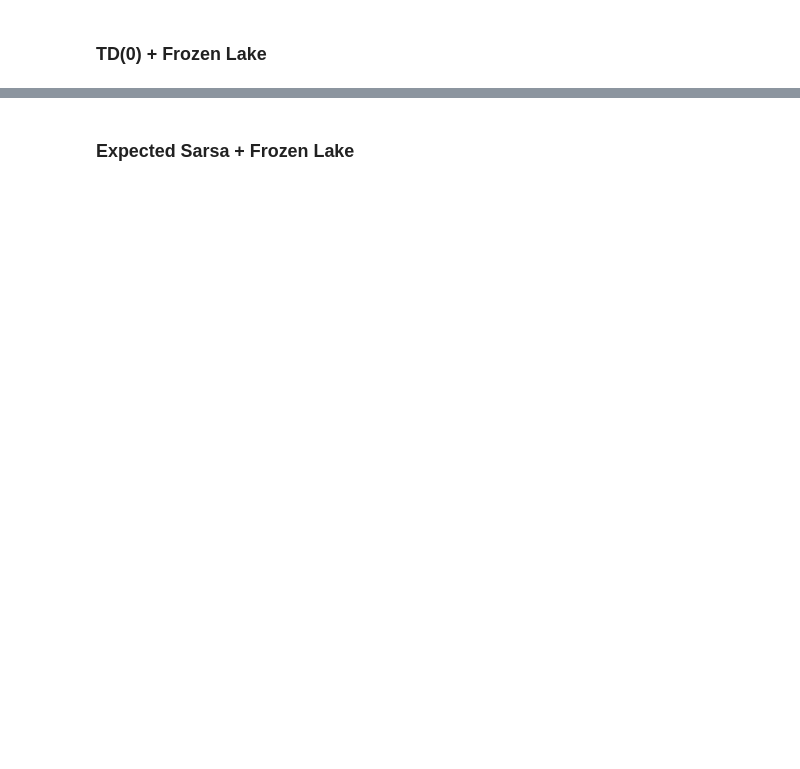
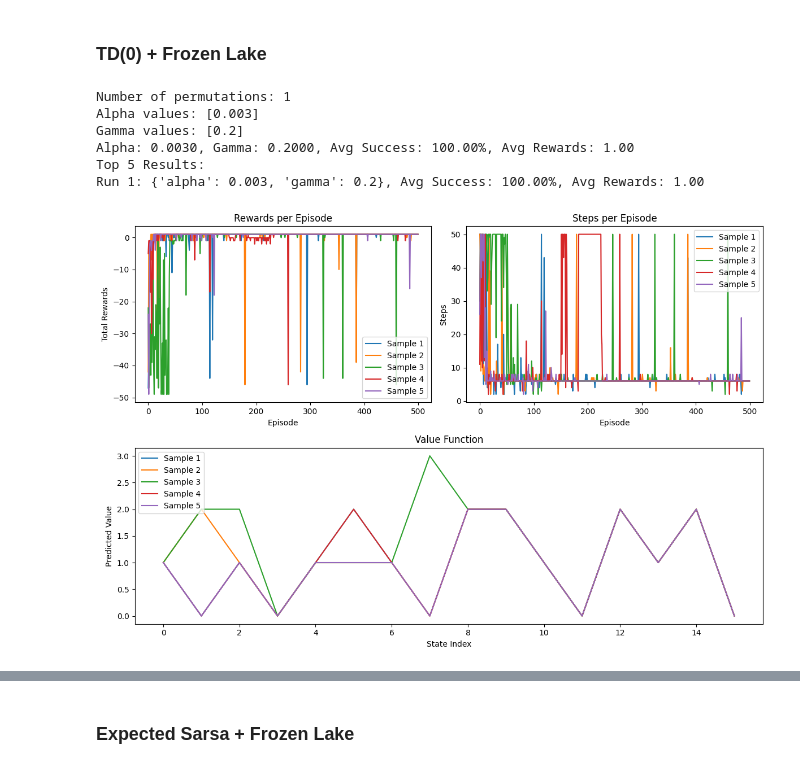
Before and after one commit to pre63/temporal-difference, a Jupyter notebook: notebook.ipynb, the cells around one changed output, grey strips where cells are left out. Saved outputs shown, nothing was run; the diff lists cells and outputs as text; code cells hidden in the pictures; blank space fills up the shorter version.

```diff
--- a/notebook.ipynb
+++ b/notebook.ipynb
@@ -42,8 +43,16 @@ IndexError: list index out of range
 # %% [markdown]
 ### TD(0) + Frozen Lake
 # %%
-# Best results: alpha=0.003, gamma=0.2
+# Best alpha=0.003, gamma=0.2
 cv = TDZeroCV(frozen_lake, {"alpha": [0.003], "gamma": [0.2]})
-cv.search()
+cv.search(episodes=500)
 cv.summary()
 cv.plot_metrics()
+# %% [output]
+Number of permutations: 1
+Alpha values: [0.003]
+Gamma values: [0.2]
+Alpha: 0.0030, Gamma: 0.2000, Avg Success: 100.00%, Avg Rewards: 1.00
+Top 5 Results:
+Run 1: {'alpha': 0.003, 'gamma': 0.2}, Avg Success: 100.00%, Avg Rewards: 1.00
+[figure, added]
```
Also changed, not shown: parts of 7 cells of this notebook, 6 other files.
